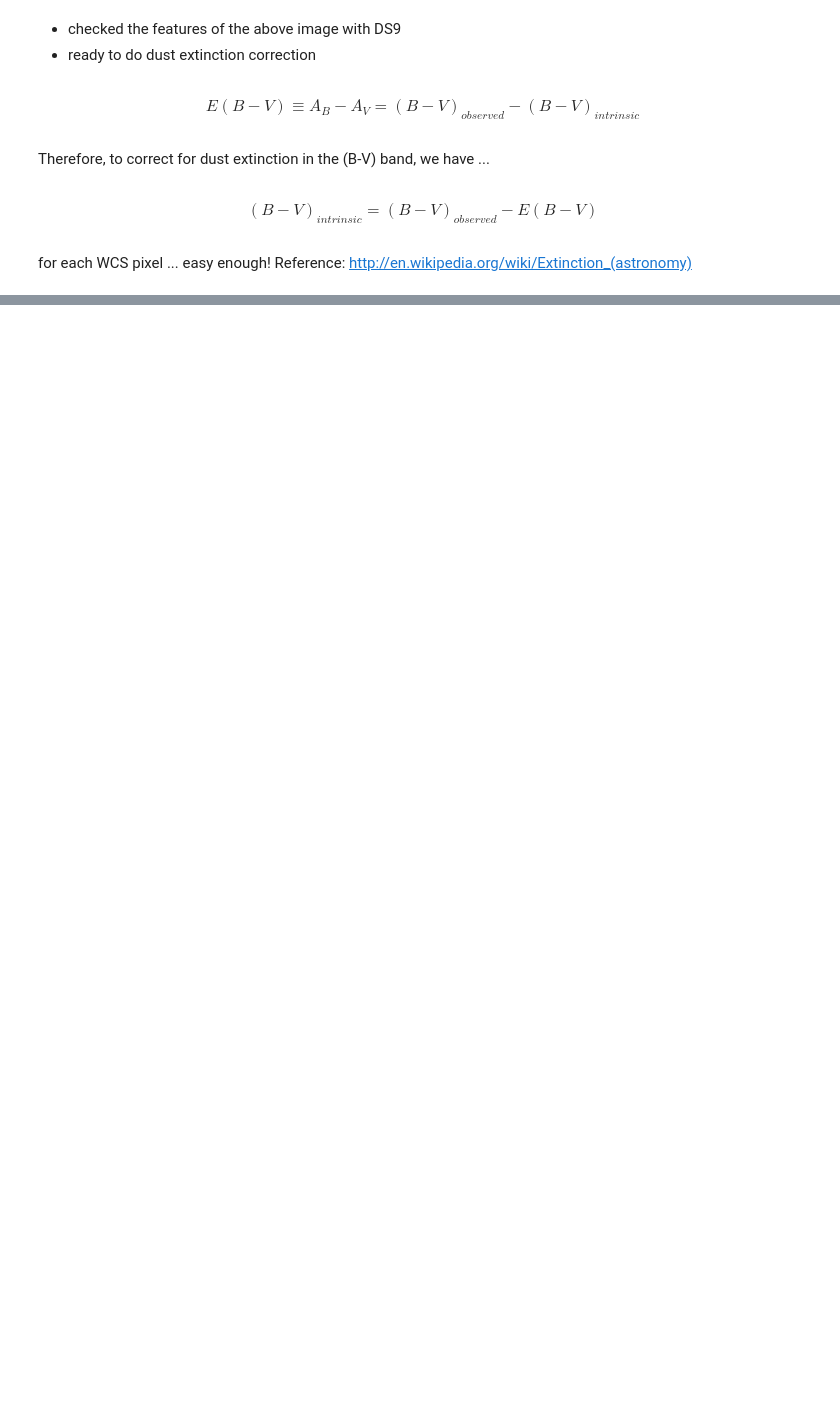
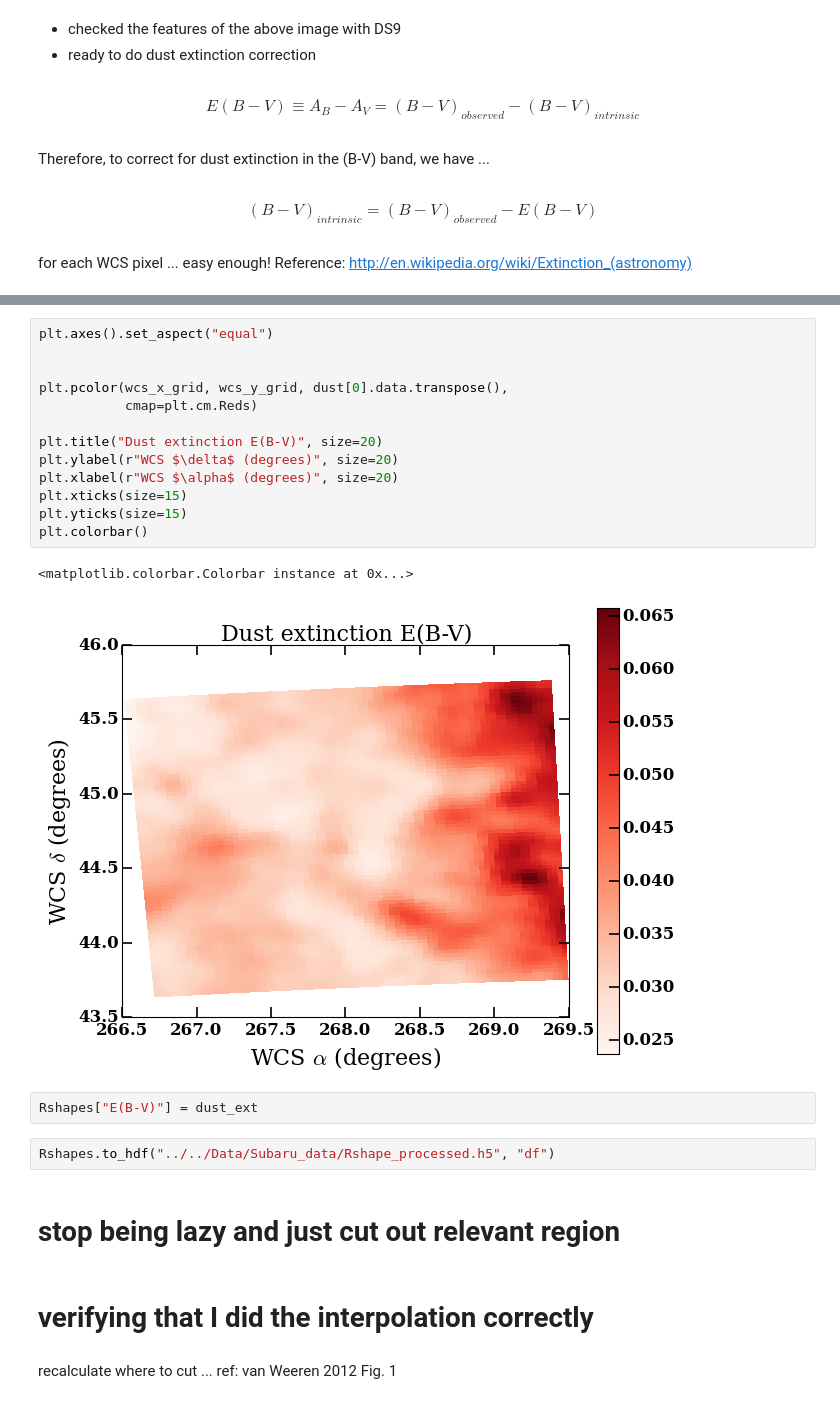
Before and after one commit to karenyyng/MACSJ1752, a Jupyter notebook: Code/data_preprocessing/dust_extinction.ipynb, the cells around one changed output, grey strips where cells are left out. Saved outputs shown, nothing was run; the diff lists cells and outputs as text; blank space fills up the shorter version.

```diff
--- a/Code/data_preprocessing/dust_extinction.ipynb
+++ b/Code/data_preprocessing/dust_extinction.ipynb
@@ -101,0 +148,26 @@ Reference: http://en.wikipedia.org/wiki/Extinction_(astronomy)
+# %%
+plt.axes().set_aspect("equal")
+
+
+plt.pcolor(wcs_x_grid, wcs_y_grid, dust[0].data.transpose(),
+           cmap=plt.cm.Reds)
+
+plt.title("Dust extinction E(B-V)", size=20)
+plt.ylabel(r"WCS $\delta$ (degrees)", size=20)
+plt.xlabel(r"WCS $\alpha$ (degrees)", size=20)
+plt.xticks(size=15)
+plt.yticks(size=15)
+plt.colorbar()
+# %% [output]
+<matplotlib.colorbar.Colorbar instance at 0x...>
+[figure, added]
+# %%
+Rshapes["E(B-V)"] = dust_ext
+# %%
+Rshapes.to_hdf("../../Data/Subaru_data/Rshape_processed.h5", "df")
+# %% [markdown]
+# stop being lazy and just cut out relevant region
+# %% [markdown]
+# verifying that I did the interpolation correctly
+# %% [markdown]
+recalculate where to cut ... ref: van Weeren 2012 Fig. 1
```
Also changed, not shown: parts of 29 cells of this notebook, 4 other files.
